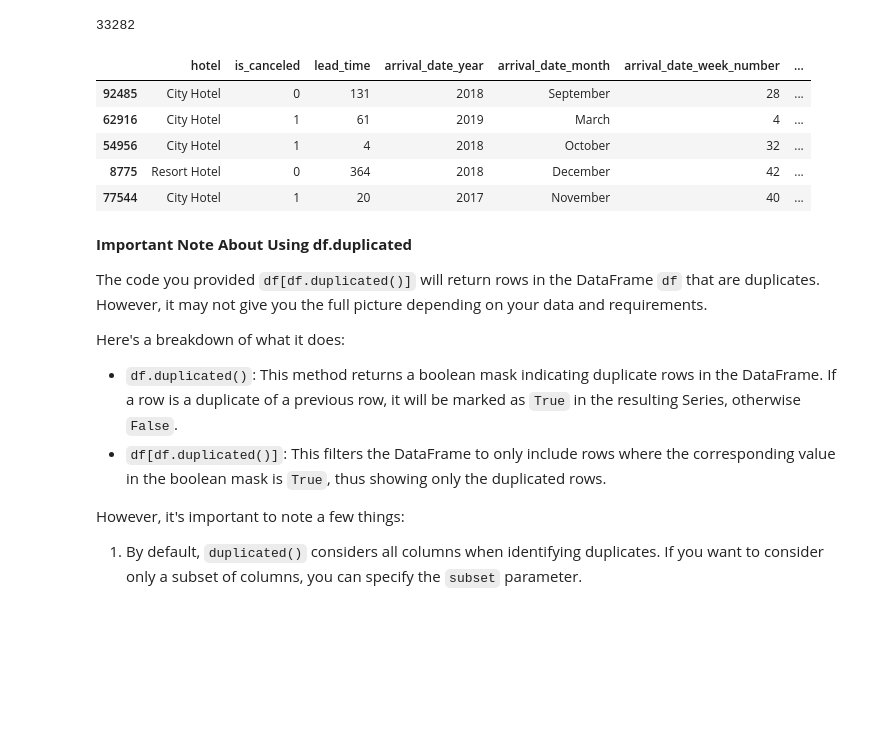
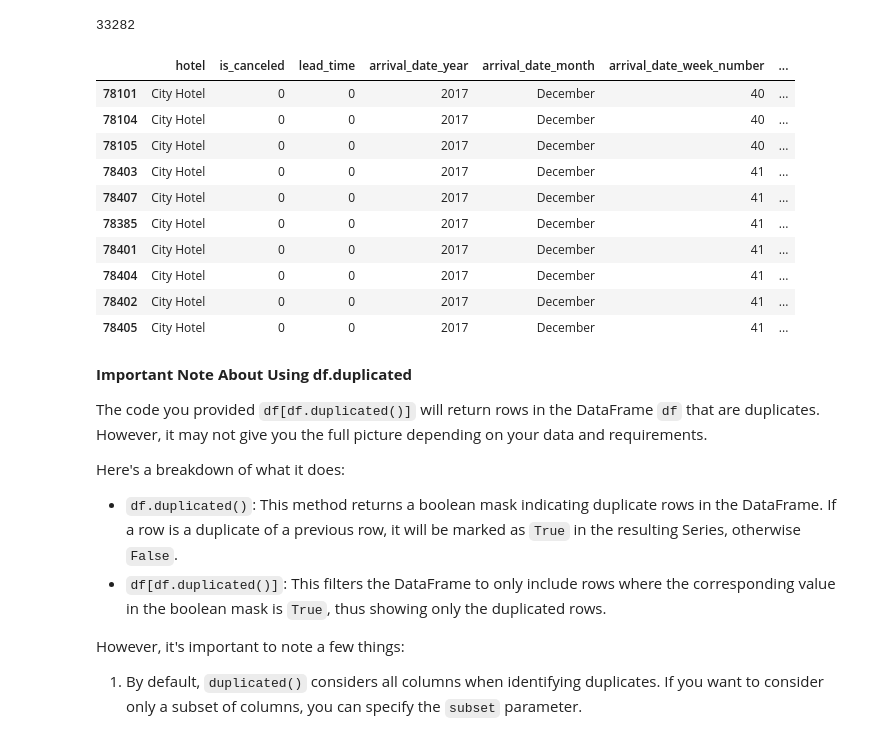
Before and after one commit to mcikalmerdeka/Investigate-Hotel-Business-Using-Data-Visualization, a Jupyter notebook: Investigate Hotel Business Using Data Visualization Code.ipynb, the cells around one changed output. Drawn from its saved outputs; the diff is of its cells as text; code cells hidden in the pictures; blank space fills up the shorter version.

```diff
--- a/Investigate Hotel Business Using Data Visualization Code.ipynb
+++ b/Investigate Hotel Business Using Data Visualization Code.ipynb
@@ -290,7 +291,7 @@ Name: count, dtype: int64
 df['meal'] = df['meal'].replace('Undefined', 'No Meal')
 
 # Replace 'Undefined' with 'Online TA'
-df['market_segment'] = df['market_segment'].replace('Undefined', 'Online TA')
+df['market_segment'] = df['market_segment'].replace('Undefined', 'Groups')
 
 # Replace 'Undefined' with 'TA/TO'
 df['distribution_channel'] = df['distribution_channel'].replace('Undefined', 'TA/TO')
@@ -301,12 +302,21 @@ df['distribution_channel'] = df['distribution_channel'].replace('Undefined', 'TA
 df.duplicated().sum()
 # %% [output]
 33282
-# %%
-df[df.duplicated()].sample(5)
-# %% [output]
-|  | hotel | is_canceled | lead_time | arrival_date_year | arrival_date_month | arrival_date_week_number | ... |
-| 92485 | City Hotel | 0 | 131 | 2018 | September | 28 | ... |
-| 62916 | City Hotel | 1 | 61 | 2019 | March | 4 | ... |
-| 54956 | City Hotel | 1 | 4 | 2018 | October | 32 | ... |
-| 8775 | Resort Hotel | 0 | 364 | 2018 | December | 42 | ... |
-| 77544 | City Hotel | 1 | 20 | 2017 | November | 40 | ... |
+# %%
+# Get all duplicated rows
+duplicated_rows = df[df.duplicated(keep=False)]
+
+# Display the duplicated rows sorted by values to see them grouped together
+duplicated_rows.sort_values(by=duplicated_rows.columns.tolist()).head(10)
+# %% [output]
+|  | hotel | is_canceled | lead_time | arrival_date_year | arrival_date_month | arrival_date_week_number | ... |
+| 78101 | City Hotel | 0 | 0 | 2017 | December | 40 | ... |
+| 78104 | City Hotel | 0 | 0 | 2017 | December | 40 | ... |
+| 78105 | City Hotel | 0 | 0 | 2017 | December | 40 | ... |
+| 78403 | City Hotel | 0 | 0 | 2017 | December | 41 | ... |
+| 78407 | City Hotel | 0 | 0 | 2017 | December | 41 | ... |
+| 78385 | City Hotel | 0 | 0 | 2017 | December | 41 | ... |
+| 78401 | City Hotel | 0 | 0 | 2017 | December | 41 | ... |
+| 78404 | City Hotel | 0 | 0 | 2017 | December | 41 | ... |
+| 78402 | City Hotel | 0 | 0 | 2017 | December | 41 | ... |
+| 78405 | City Hotel | 0 | 0 | 2017 | December | 41 | ... |
```
Also changed, not shown: parts of 36 cells of this notebook.
